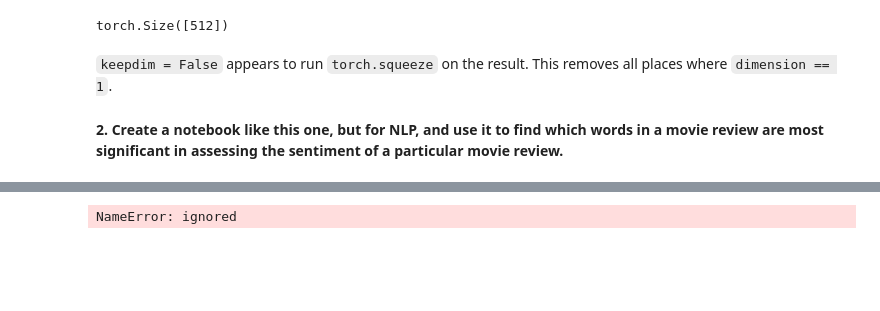
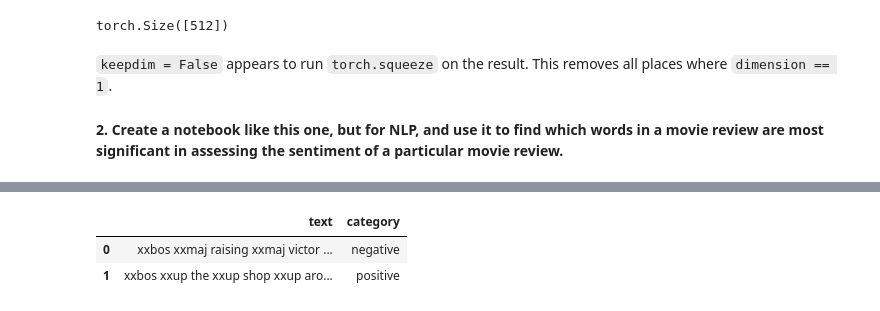
Before and after one commit to neelriyer/fastbook_sols, a Jupyter notebook: 18_CAM_sols.ipynb, the cells around one changed output, grey strips where cells are left out. Cells and saved outputs as stored; diff of their text form; code cells hidden in the pictures; blank space fills up the shorter version.

```diff
--- a/18_CAM_sols.ipynb
+++ b/18_CAM_sols.ipynb
@@ -293,0 +263,5 @@ FileNotFoundError: ignored
+# %%
+path = untar_data(URLs.IMDB_SAMPLE)
+df = pd.read_csv(path/'texts.csv')
+dls = TextDataLoaders.from_df(df, path=path, text_col='text', label_col='label', valid_col='is_valid')
+learn = text_classifier_learner(dls, AWD_LSTM)
@@ -294,4 +271,6 @@ FileNotFoundError: ignored
 # %%
-dls_lm.show_batch(max_n=2)
+dls.show_batch(max_n=2)
 # %% [output]
-NameError: ignored
+|  | text | category |
+| 0 | xxbos xxmaj raising xxmaj victor ... | negative |
+| 1 | xxbos xxup the xxup shop xxup aro... | positive |
```
Also changed, not shown: parts of 33 cells of this notebook.
